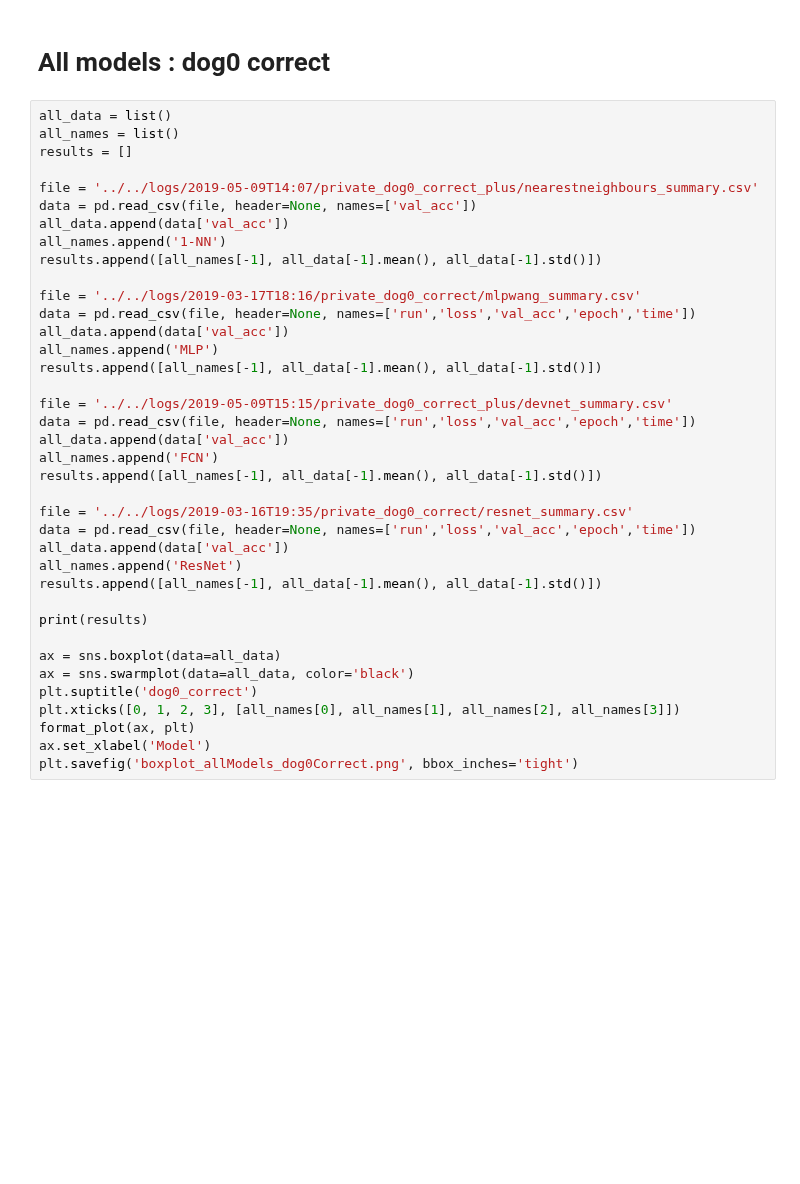
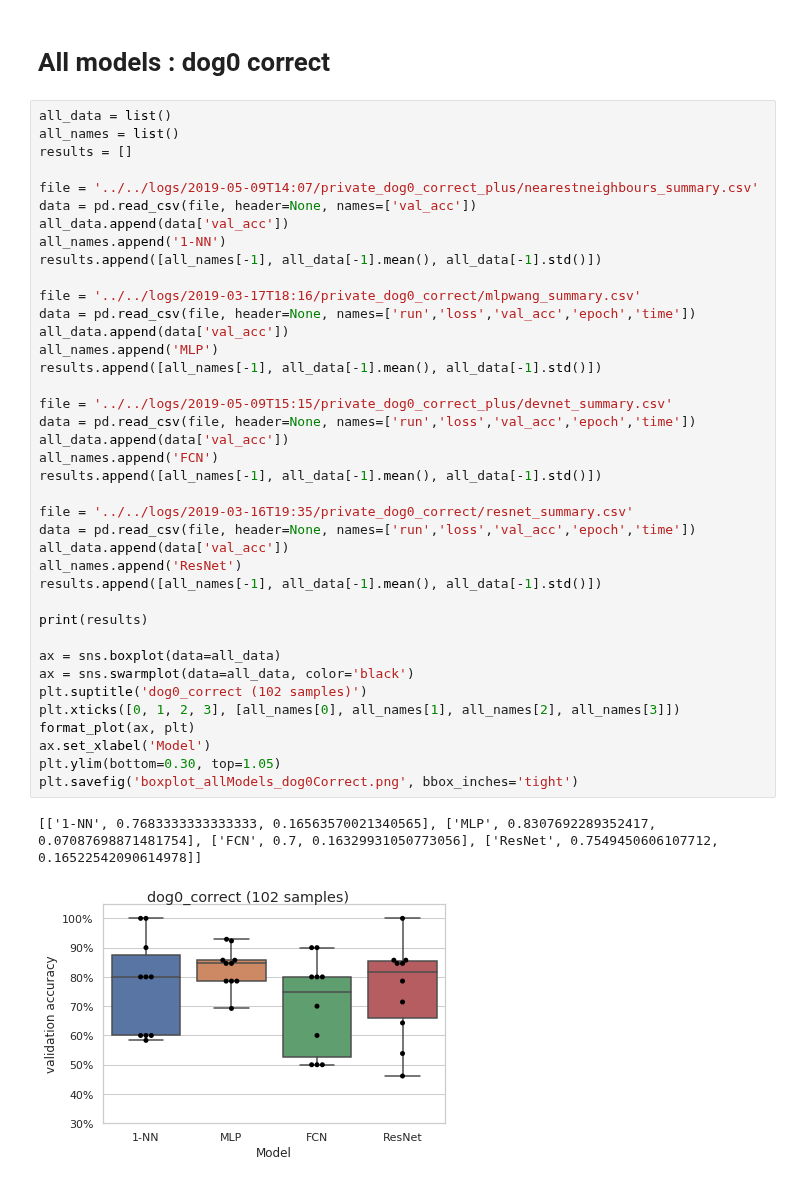
Before and after one commit to Withington/deepscent, a Jupyter notebook: notebooks/results/04_results.ipynb, the cells around one changed output. Drawn from its saved outputs; the diff is of its cells as text; blank space fills up the shorter version.

```diff
--- a/notebooks/results/04_results.ipynb
+++ b/notebooks/results/04_results.ipynb
@@ -266,31 +356,35 @@ data = pd.read_csv(file, header=None, names=['val_acc'])
 all_data.append(data['val_acc'])
 all_names.append('1-NN')
 results.append([all_names[-1], all_data[-1].mean(), all_data[-1].std()])
 
 file = '../../logs/2019-03-17T18:16/private_dog0_correct/mlpwang_summary.csv'
 data = pd.read_csv(file, header=None, names=['run','loss','val_acc','epoch','time'])
 all_data.append(data['val_acc'])
 all_names.append('MLP')
 results.append([all_names[-1], all_data[-1].mean(), all_data[-1].std()])
 
 file = '../../logs/2019-05-09T15:15/private_dog0_correct_plus/devnet_summary.csv'
 data = pd.read_csv(file, header=None, names=['run','loss','val_acc','epoch','time'])
 all_data.append(data['val_acc'])
 all_names.append('FCN')
 results.append([all_names[-1], all_data[-1].mean(), all_data[-1].std()])
 
 file = '../../logs/2019-03-16T19:35/private_dog0_correct/resnet_summary.csv'
 data = pd.read_csv(file, header=None, names=['run','loss','val_acc','epoch','time'])
 all_data.append(data['val_acc'])
 all_names.append('ResNet')
 results.append([all_names[-1], all_data[-1].mean(), all_data[-1].std()])
 
 print(results)
 
 ax = sns.boxplot(data=all_data)
 ax = sns.swarmplot(data=all_data, color='black')
-plt.suptitle('dog0_correct')
+plt.suptitle('dog0_correct (102 samples)')
 plt.xticks([0, 1, 2, 3], [all_names[0], all_names[1], all_names[2], all_names[3]])
 format_plot(ax, plt)
 ax.set_xlabel('Model')
+plt.ylim(bottom=0.30, top=1.05)
 plt.savefig('boxplot_allModels_dog0Correct.png', bbox_inches='tight')
+# %% [output]
+[['1-NN', 0.7683333333333333, 0.16563570021340565], ['MLP', 0.8307692289352417, 0.07087698871481754], ['FCN', 0.7, 0.16329931050773056], ['ResNet', 0.7549450606107712, 0.16522542090614978]]
+[figure, added]
```
Also changed, not shown: parts of 12 cells of this notebook.
